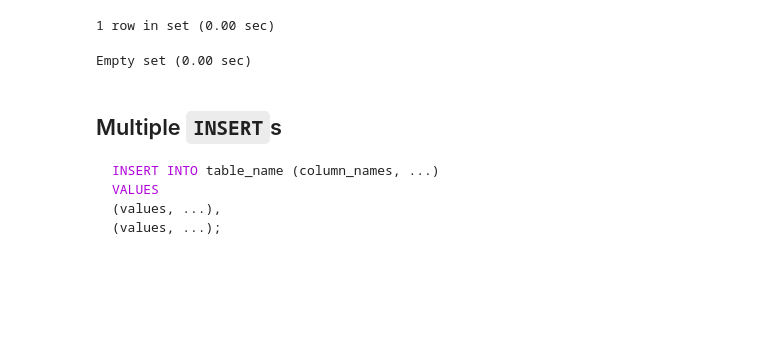
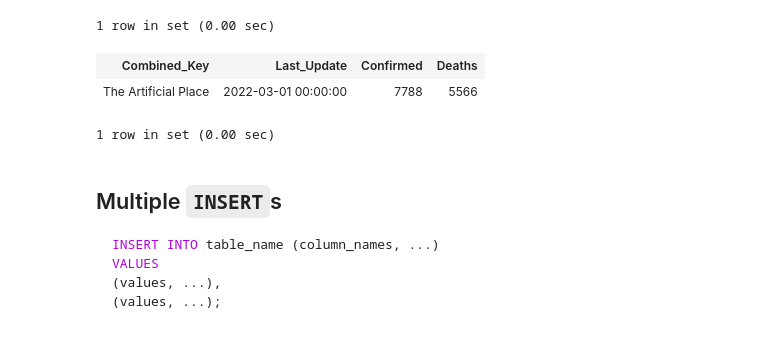
Before and after one commit to datainpoint/classroom-data-visualization-with-modern-data-science-2022, a Jupyter notebook: 05-data-manipulation-and-definition-with-sql.ipynb, the cells around one changed output. Drawn from its saved outputs; the diff is of its cells as text; code cells hidden in the pictures; blank space fills up the shorter version.

```diff
--- a/05-data-manipulation-and-definition-with-sql.ipynb
+++ b/05-data-manipulation-and-definition-with-sql.ipynb
@@ -69,9 +73,11 @@ SELECT COUNT(*)
 # %%
 SELECT *
   FROM daily_report
- WHERE Combined_Key = 'Artificial Place';
+ WHERE Combined_Key = 'The Artificial Place';
 # %% [output]
+| Combined_Key | Last_Update | Confirmed | Deaths |
+| The Artificial Place | 2022-03-01 00:00:00 | 7788 | 5566 |
-Empty set (0.00 sec)
+1 row in set (0.00 sec)
 # %% [markdown]
 ## Multiple `INSERT`s
 
```
Also changed, not shown: parts of 11 cells of this notebook, 1 other file.
